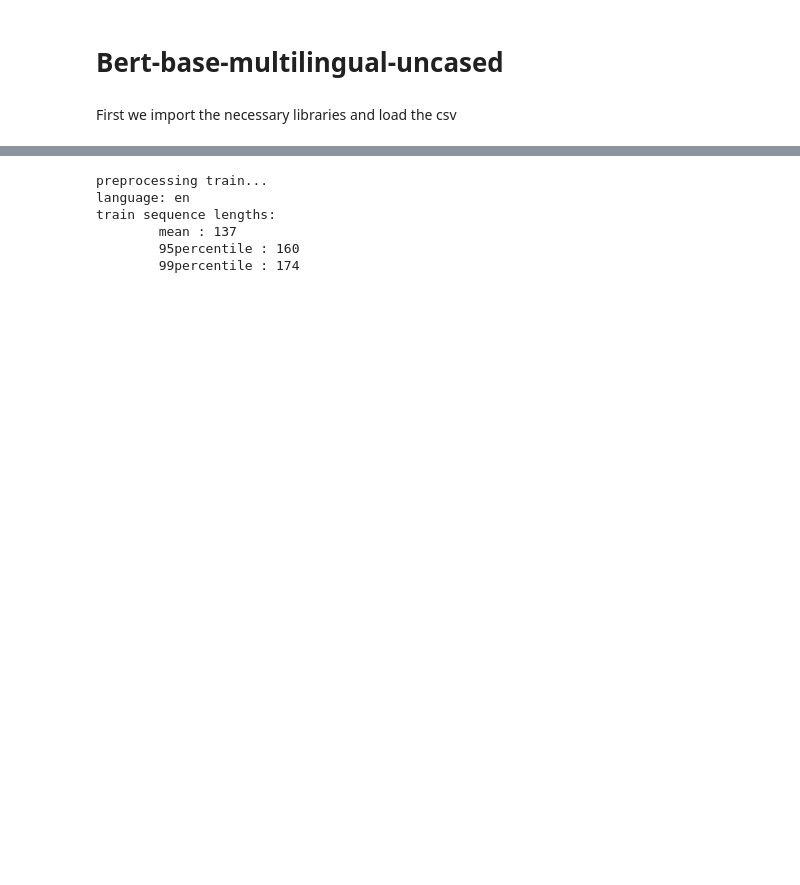
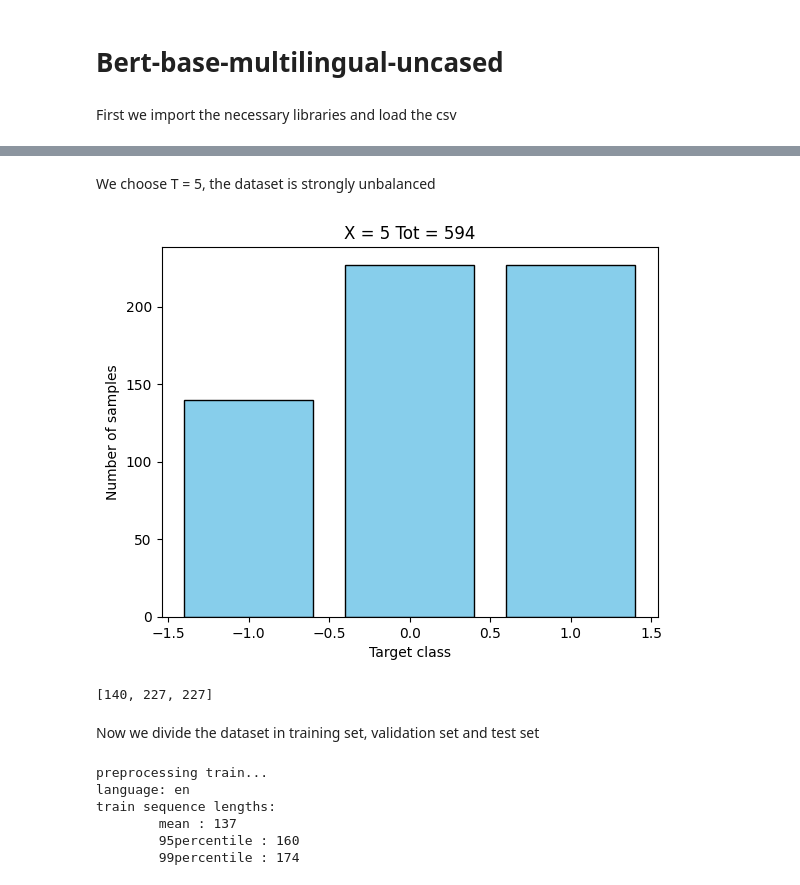
Before and after one commit to MarcoPace00/TextMining, a Jupyter notebook: model_1.ipynb, the cells around one changed output, grey strips where cells are left out. Saved outputs shown, nothing was run; the diff lists cells and outputs as text; code cells hidden in the pictures; blank space fills up the shorter version.

```diff
--- a/model_1.ipynb
+++ b/model_1.ipynb
@@ -71,3 +64,47 @@ Divide train and test set \
+# %% [markdown]
+We choose T = 5, the dataset is strongly unbalanced
+# %%
+all_data_set = pd.DataFrame(columns=col)  # Initialize DataFrame for each threshold
+for file_name in file_list_2:
+    data_set = pd.read_csv(file_name, sep=";")
+    input_df = pd.DataFrame(columns=col)
+    for ticker in data_set["Ticker"].unique():
+        ticker_df = data_set[data_set["Ticker"] == ticker]
+        articles_list = ticker_df["Titles"].to_list()
+        if len(articles_list) >= T:
+            articles_list = articles_list[:T]
+            ticker_target = ticker_df["Target"].iloc[0]
+            new_row = [ticker] + articles_list + [""] * (10 - T) + [ticker_target] + [" ".join(articles_list)]
+            input_df.loc[len(input_df.index)] = new_row
+    all_data_set = pd.concat([all_data_set, input_df], ignore_index=True)
+# Cleaning the columns
+for i in range(1, 11):
+    column_name = f'Article {i}'
+    all_data_set[column_name] = all_data_set[column_name].str.replace('<title>', '').str.replace('</title>', '')
+all_data_set["Concatenated Titles"] = all_data_set["Concatenated Titles"].str.replace('<title>', '').str.replace('</title>', '')
+
+input_df = all_data_set
+'''
+# We rebalance the dataset
+num_rows_to_keep = max(all_data_set[all_data_set["Target"] == 1].shape[0], all_data_set[all_data_set["Target"] == -1].shape[0])
+
+subset_to_keep = all_data_set[all_data_set["Target"] == 0].sample(n = num_rows_to_keep)
+input_df = pd.concat([subset_to_keep,all_data_set[all_data_set["Target"] == 1],all_data_set[all_data_set["Target"] == -1]])
+
+plt.bar( target ,[input_df[input_df["Target"] == t ].shape[0] for t in target], color='skyblue', edgecolor='black')
+
+plt.xlabel('Target class')
+plt.ylabel('Number of samples')
+plt.title('X = 5'+" Tot = " +str(input_df.shape[0]))
+
+plt.show()
+print([input_df[input_df["Target"] == t ].shape[0] for t in target])
+'''
+# %% [output]
+[figure, added]
+[140, 227, 227]
+# %% [markdown]
+Now we divide the dataset in training set, validation set and test set
 # %%
 from sklearn.model_selection import train_test_split
 
```
Also changed, not shown: parts of 14 cells of this notebook, 2 other files.
